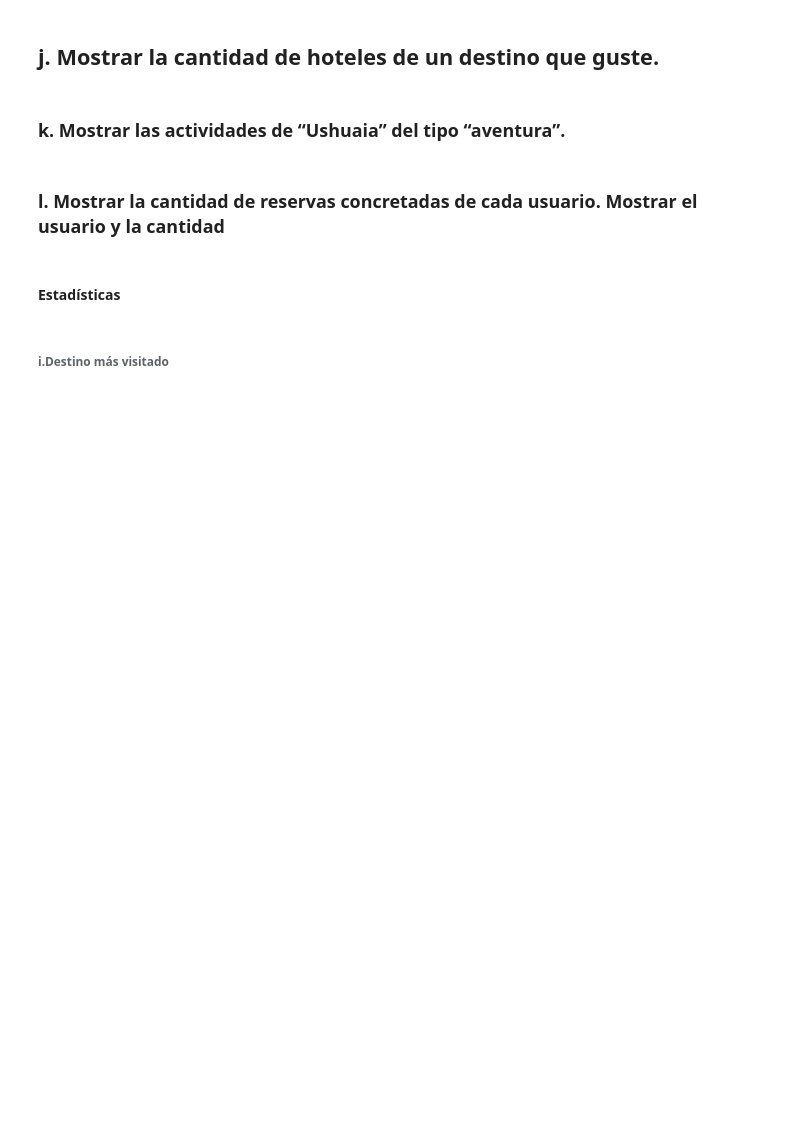
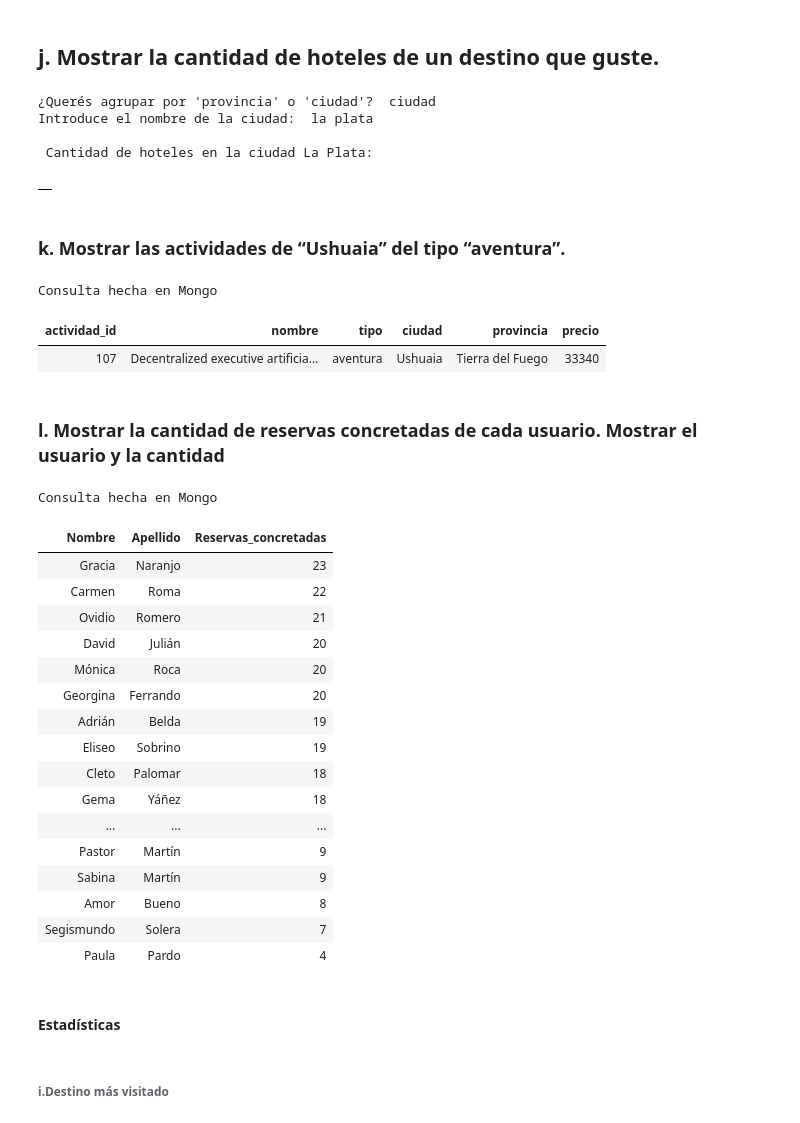
Before and after one commit to dariomicheli/BaseDatos, a Jupyter notebook: notebooks/Consultas.ipynb, the cells around one changed output. Drawn from its saved outputs; the diff is of its cells as text; code cells hidden in the pictures; blank space fills up the shorter version.

```diff
--- a/notebooks/Consultas.ipynb
+++ b/notebooks/Consultas.ipynb
@@ -263,8 +319,6 @@ else:
 # %% [markdown]
 ## j. Mostrar la cantidad de hoteles de un destino que guste.
 # %%
-import pandas as pd
-
 # 1️⃣ Pedimos al usuario el tipo de agrupación y el valor a buscar
 agrupar = input("¿Querés agrupar por 'provincia' o 'ciudad'? ").strip().lower()
 lugar = input(f"Introduce el nombre de la {agrupar}: ").strip()
@@ -280,7 +334,7 @@ else:
 
 # 4️⃣ Ejecutamos la función para contar hoteles
 cursor = mongo.contador(
-    nombre_base="clase",
+    nombre_base=NOMBRE_BD_MONGO,
     coleccion="hoteles",
     agrupacion=campo_agrupacion,
     campo_calculo="hotel_id",
@@ -297,10 +351,15 @@ else:
     print(f"\n Cantidad de hoteles en la ciudad {lugar.title()}:\n")
 
 display(hoteles)
+# %% [output]
+¿Querés agrupar por 'provincia' o 'ciudad'?  ciudad
+Introduce el nombre de la ciudad:  la plata
+
+ Cantidad de hoteles en la ciudad La Plata:
+|  |
 # %% [markdown]
 ### k. Mostrar las actividades de “Ushuaia” del tipo “aventura”.
 # %%
-nombre_base = "clase"
 coleccion = "actividades"
 tipo="aventura"
 ciudad="Ushuaia"
@@ -309,9 +368,8 @@ proyeccion = {"_id":0}
 
 resultado = redis.obtener_cache(coleccion, filtro)
 if resultado is None:
-    cursor = mongo.obtener_cursor(base,coleccion,filtro=filtro,proyeccion=proyeccion)
+    resultado = list(mongo.obtener_cursor(NOMBRE_BD_MONGO,coleccion,filtro=filtro,proyeccion=proyeccion))
     print("Consulta hecha en Mongo")
-    resultado = list(cursor)
     if resultado:
         redis.guardar_en_cache(coleccion,filtro,resultado,ttl=300)
 else:
@@ -323,12 +381,14 @@ if not df.empty:
     display(df_ordenado.style.hide(axis="index"))
 else:
     print(f"No existen actividades de tipo {tipo} en {ciudad}")
+# %% [output]
+Consulta hecha en Mongo
+| actividad_id | nombre | tipo | ciudad | provincia | precio |
+| 107 | Decentralized executive artificia... | aventura | Ushuaia | Tierra del Fuego | 33340 |
 # %% [markdown]
 ### l. Mostrar la cantidad de reservas concretadas de cada usuario. Mostrar el usuario y la cantidad
 # %%
-nombre_base = "clase"
 coleccion = "reservas"
-db = client[nombre_base]
 estados = ["Confirmada","Pagada"]
 filtro = {"estado": {"$in":estados}}
 
@@ -338,35 +398,53 @@ pipeline =[
         "_id": "$usuario_id",  # este es el ID del usuario
         "Reservas_concretadas": {"$sum": 1}
     }},
     {"$lookup": {
         "from": "usuarios",           # nombre de la colección a unir
         "localField": "_id",          # campo en esta colección (el ID del usuario)
         "foreignField": "usuario_id",        # campo en la colección "usuarios"
         "as": "usuario_info"          # nombre del nuevo campo con los datos del usuario
     }},
     {"$unwind": "$usuario_info"},     # desanida el array para acceder directamente
     {"$project": {
         "_id": 0,
         "Nombre": "$usuario_info.nombre",
         "Apellido": "$usuario_info.apellido",
         "Reservas_concretadas": 1
     }},
     {"$sort": {"Reservas_concretadas": -1}}
 ]
 
 resultado = redis.obtener_cache(coleccion, filtro)
 if resultado is None:
     print("Consulta hecha en Mongo")
-    cursor = db[coleccion].aggregate(pipeline)
-    resultado = list(cursor)
+    resultado = list(client[NOMBRE_BD_MONGO][coleccion].aggregate(pipeline))
     if resultado:
         redis.guardar_en_cache(coleccion,filtro,resultado,ttl=300)
 else:
     print("Consulta hecha en Redis")
 
 df = pd.DataFrame(resultado)
 df = df[["Nombre", "Apellido", "Reservas_concretadas"]]
 display(df.style.hide(axis="index"))
+# %% [output]
+Consulta hecha en Mongo
+| Nombre | Apellido | Reservas_concretadas |
+| Gracia | Naranjo | 23 |
+| Carmen | Roma | 22 |
+| Ovidio | Romero | 21 |
+| David | Julián | 20 |
+| Mónica | Roca | 20 |
+| Georgina | Ferrando | 20 |
+| Adrián | Belda | 19 |
+| Eliseo | Sobrino | 19 |
+| Cleto | Palomar | 18 |
+| Gema | Yáñez | 18 |
+| ... | ... | ... |
+| Pastor | Martín | 9 |
+| Sabina | Martín | 9 |
+| Amor | Bueno | 8 |
+| Segismundo | Solera | 7 |
+| Paula | Pardo | 4 |
 # %% [markdown]
 #### Estadísticas
 # %% [markdown]
```
Also changed, not shown: parts of 14 cells of this notebook, 9 other files.
